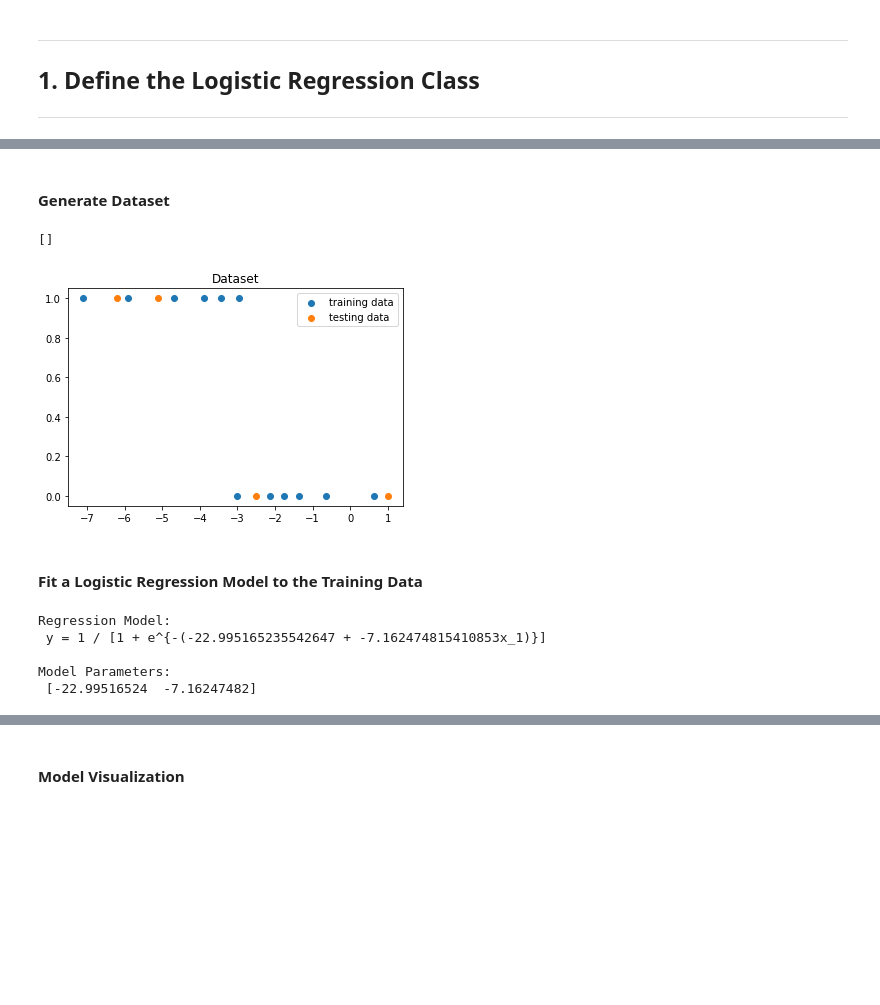
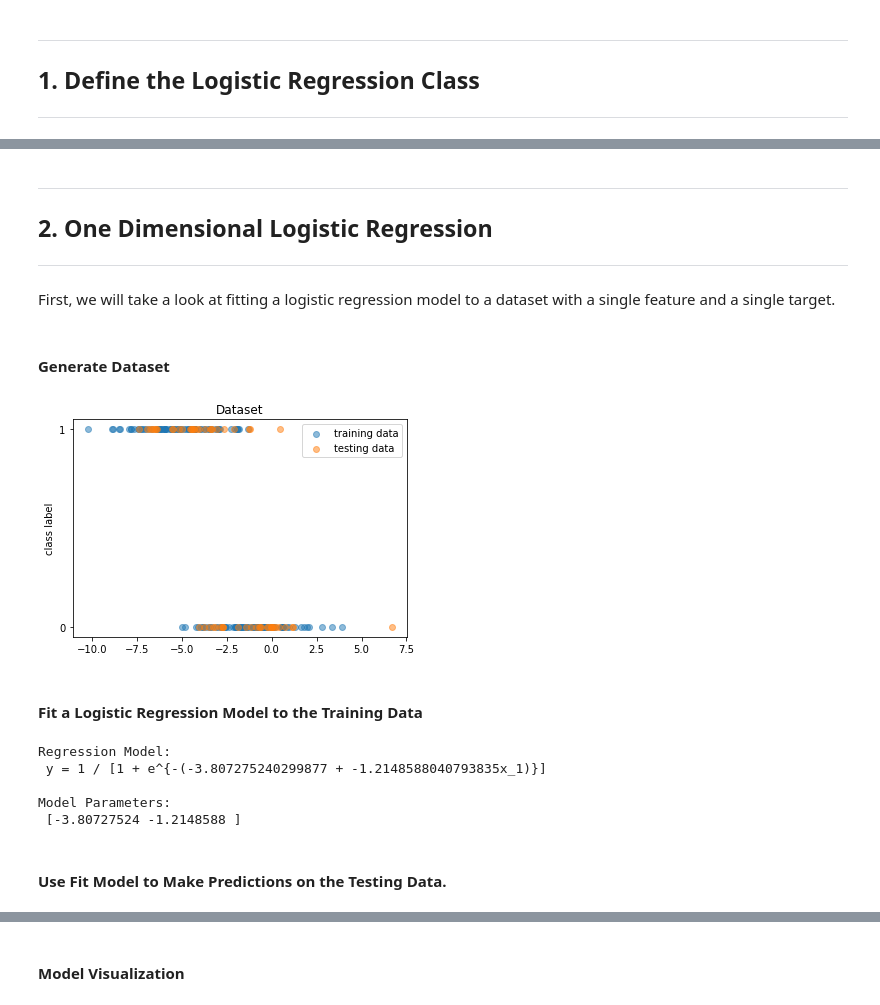
Before and after one commit to jacobdwatters/Machine-Learning-Basics, a Jupyter notebook: logistic_regression/01_logistic_regression_numpy.ipynb, the cells around one changed output, grey strips where cells are left out. Saved outputs shown, nothing was run; the diff lists cells and outputs as text; code cells hidden in the pictures; blank space fills up the shorter version.

```diff
--- a/logistic_regression/01_logistic_regression_numpy.ipynb
+++ b/logistic_regression/01_logistic_regression_numpy.ipynb
@@ -62,31 +71,61 @@ y = 1 / [1 + e^{-(-9.36404537157435 + -3.238319271386703x_1)}]
+# %% [markdown]
+---
+
+## 2. One Dimensional Logistic Regression
+
+---
+
+First, we will take a look at fitting a logistic regression model to a dataset with a single feature and a single target.
 # %% [markdown]
 #### Generate Dataset
-# %%
-X_train = np.array([-1.37, -1.75, -3.9, -3.0, -3.43, -4.68, 0.63, -7.1, -2.14, -2.95, -5.9, -0.64]).reshape(-1, 1)
-y_train = np.array([0, 0, 1, 0, 1, 1, 0, 1, 0, 1, 1, 0]).reshape(-1, 1)
-
-X_test = np.array([-6.2, -5.1, -2.5, 1]).reshape(-1, 1)
-y_test = np.array([1, 1, 0, 0])
-
-plt.scatter(X_train, y_train, c='tab:blue', label='training data')
-plt.scatter(X_test, y_test, c='tab:orange', label='testing data')
-plt.title("Dataset")
-plt.legend()
-plt.plot()
-# %% [output]
-[]
-[figure, removed]
+# %%
+train_size = 150
+test_size = 60
+
+np.random.seed(42)
+
+# Training dataset
+X_train1 = np.append(
+      np.random.normal(-5, 2, train_size//2),
+      np.random.normal(-1, 2, train_size//2)
+    ).reshape(-1, 1)
+y_train1 = np.append(
+      [1]*(train_size//2),
+      [0]*(train_size//2)
+    ).reshape(-1, 1)
+
+# Testing dataset
+X_test1 = np.append(
+      np.random.normal(-5, 2, test_size//2),
+      np.random.normal(-1, 2, test_size//2)
+    ).reshape(-1, 1)
+y_test1 = np.append(
+      [1]*(test_size//2),
+      [0]*(test_size//2)
+    ).reshape(-1, 1)
+
+plt.scatter(X_train1, y_train1, c='tab:blue', label='training data', alpha=0.5)
+plt.scatter(X_test1, y_test1, c='tab:orange', label='testing data', alpha=0.5)
+plt.title("Dataset")
+plt.yticks([0, 1])
+plt.ylabel('class label')
+plt.legend()
+plt.show()
+# %% [output]
+[figure, added]
 # %% [markdown]
 #### Fit a Logistic Regression Model to the Training Data
 # %%
-logreg = LogisticRegression(0.5)
-logreg.fit(X_train, y_train)
+logreg = LogisticRegression(0.01)
+logreg.fit(X_train1, y_train1)
 
 print('Regression Model:\n', logreg, "\n")
 print('Model Parameters:\n', logreg.w.flatten())
 # %% [output]
 Regression Model:
- y = 1 / [1 + e^{-(-22.995165235542647 + -7.162474815410853x_1)}]
+ y = 1 / [1 + e^{-(-3.807275240299877 + -1.2148588040793835x_1)}]
 
 Model Parameters:
- [-22.99516524  -7.16247482]
+ [-3.80727524 -1.2148588 ]
+# %% [markdown]
+#### Use Fit Model to Make Predictions on the Testing Data.
```
Also changed, not shown: parts of 13 cells of this notebook.
